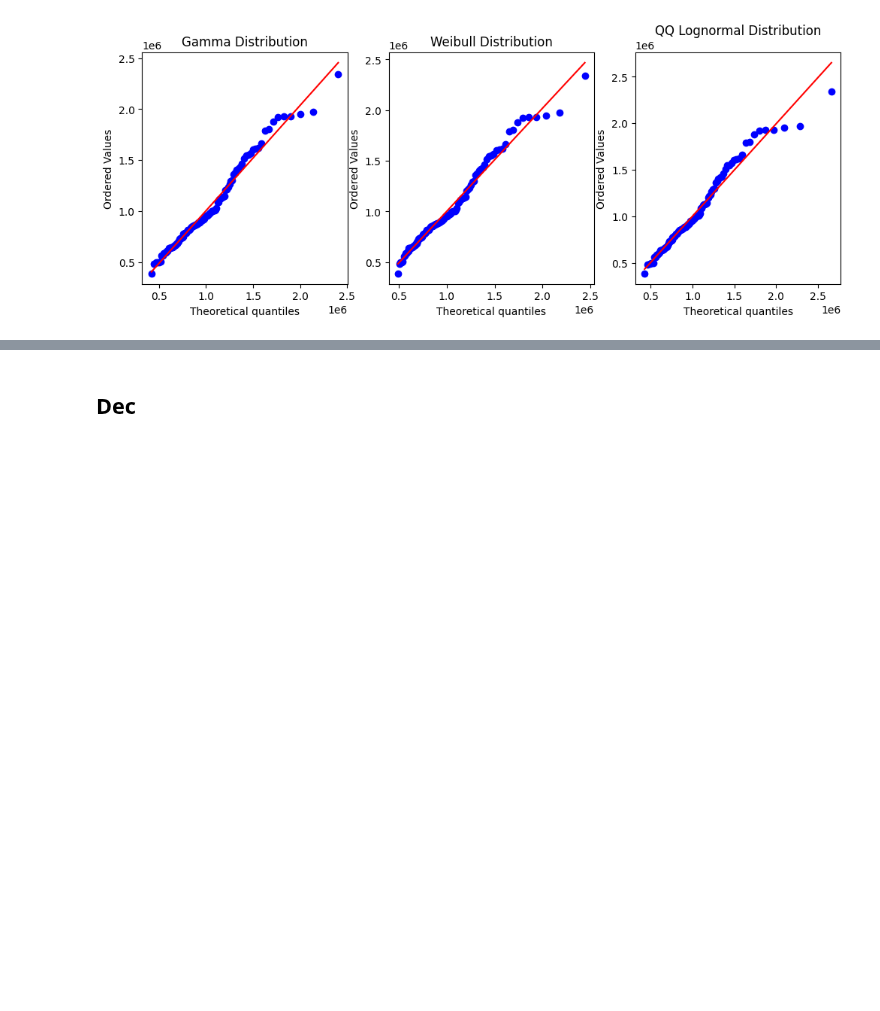
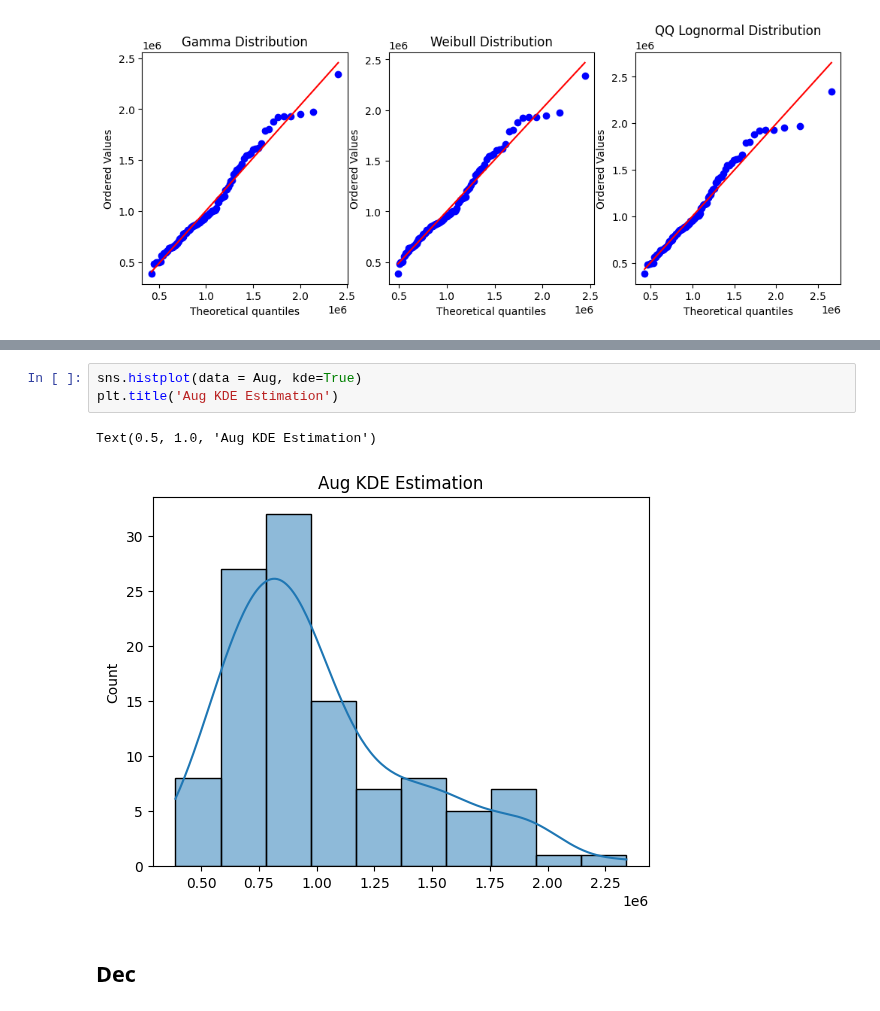
Before and after one commit to jtdocter27/Engineering-Probability---Statistics, a Jupyter notebook: R_project.ipynb, the cells around one changed output, grey strips where cells are left out. Saved outputs shown, nothing was run; the diff lists cells and outputs as text; blank space fills up the shorter version.

```diff
--- a/R_project.ipynb
+++ b/R_project.ipynb
@@ -228,6 +233,12 @@ Weibull K-S Statistic: 0.07332568706302134
 Weibull P-value: 0.5641620179826017
 Lognormal K-S Statistic: 0.0634161265536094
 Lognormal P-value: 0.7390286494767206
+# %%
+sns.histplot(data = Aug, kde=True)
+plt.title('Aug KDE Estimation')
+# %% [output]
+Text(0.5, 1.0, 'Aug KDE Estimation')
+[figure, added]
 # %% [markdown]
 ## Dec
 # %%
```
Also changed, not shown: parts of 7 cells of this notebook.
